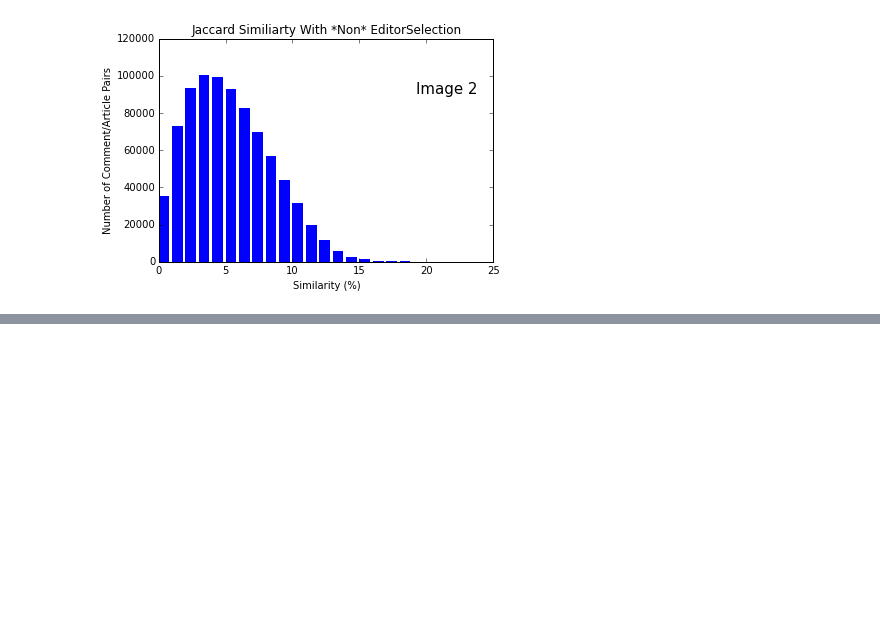
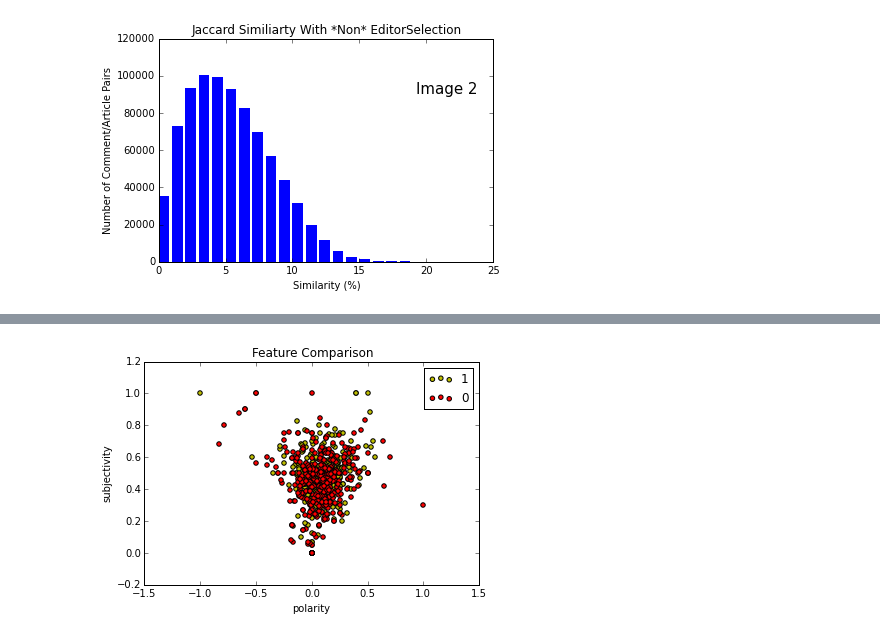
Before and after one commit to johnnyg12791/224u_project, a Jupyter notebook: database/John's Graphs (Local Machine DB).ipynb, the cells around one changed output, grey strips where cells are left out. Cells and saved outputs as stored; diff of their text form; code cells hidden in the pictures; blank space fills up the shorter version.

```diff
--- a/database/John's Graphs (Local Machine DB).ipynb
+++ b/database/John's Graphs (Local Machine DB).ipynb
@@ -273,0 +314,4 @@ make_bar_graph(range(0, max_sim), ys, 'Similarity (%)', 'Number of Comment/Artic
+# %%
+build_graph_for_features("polarity", "subjectivity", 400)
+# %% [output]
+[figure, added]
```
Also changed, not shown: parts of 7 cells of this notebook.
